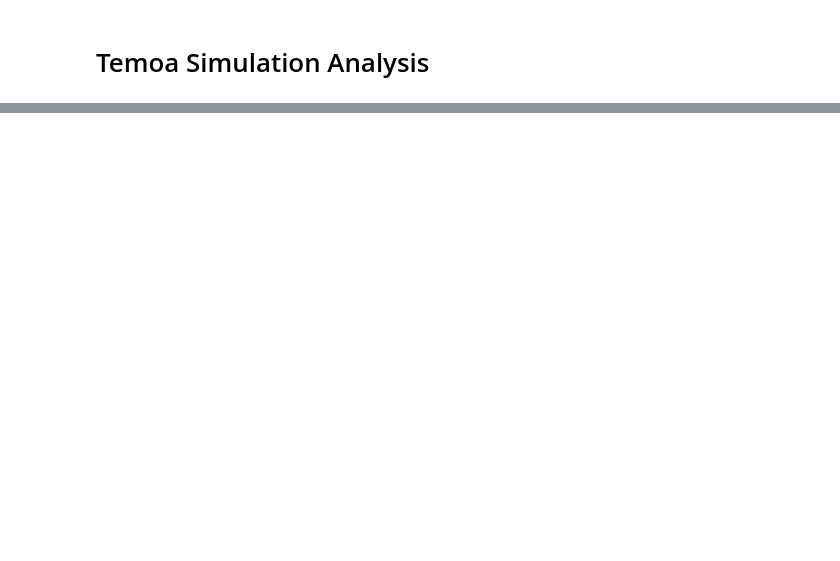
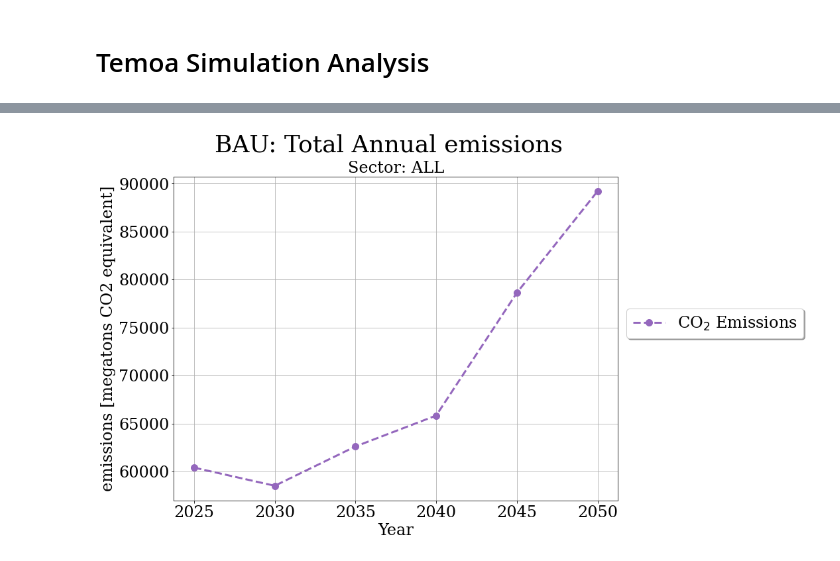
Before and after one commit to arfc/2021-04-nm-illinois, a Jupyter notebook: temoa_illinois/simulation_analysis.ipynb, the cells around one changed output, grey strips where cells are left out. Saved outputs shown, nothing was run; the diff lists cells and outputs as text; code cells hidden in the pictures; blank space fills up the shorter version.

Commit message:
SUCCESSFUL: adds co2eq emissions to BAU_IL

```diff
--- a/temoa_illinois/simulation_analysis.ipynb
+++ b/temoa_illinois/simulation_analysis.ipynb
@@ -19,0 +20,5 @@ for file in file_list:
+# %%
+for file in file_list:
+    make_emissions_plots(file_list, to_save=False)
+# %% [output]
+[figure, added]
```
Also changed, not shown: parts of 2 cells of this notebook, 2 other files.
